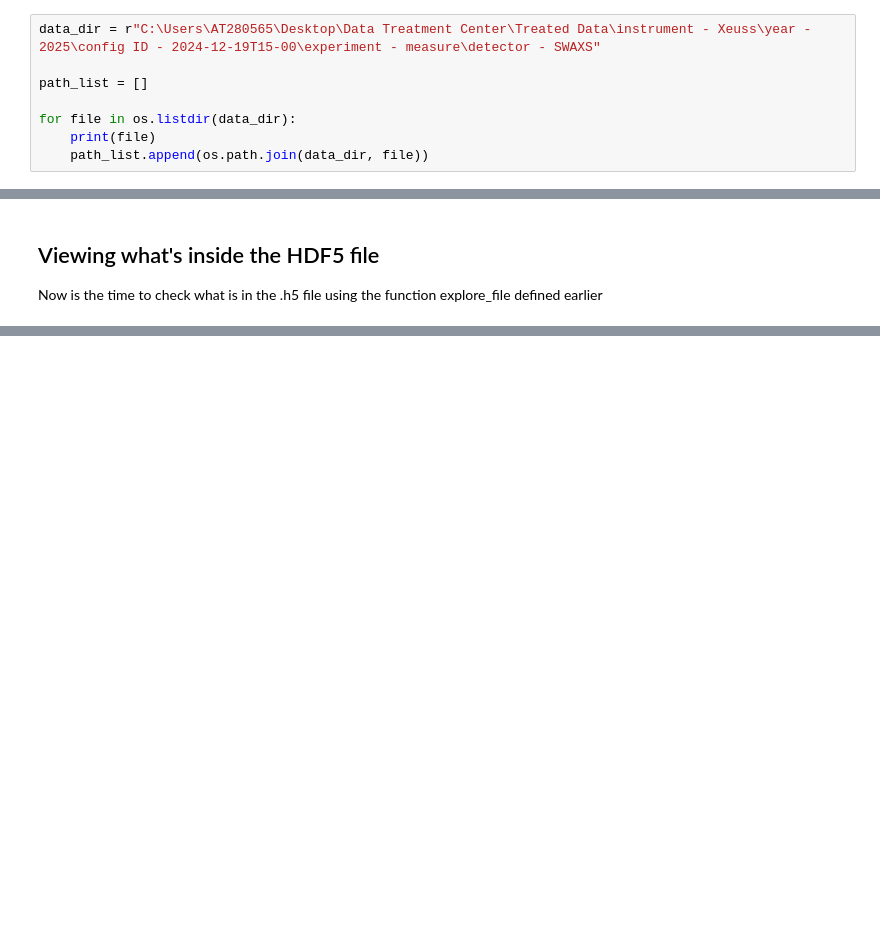
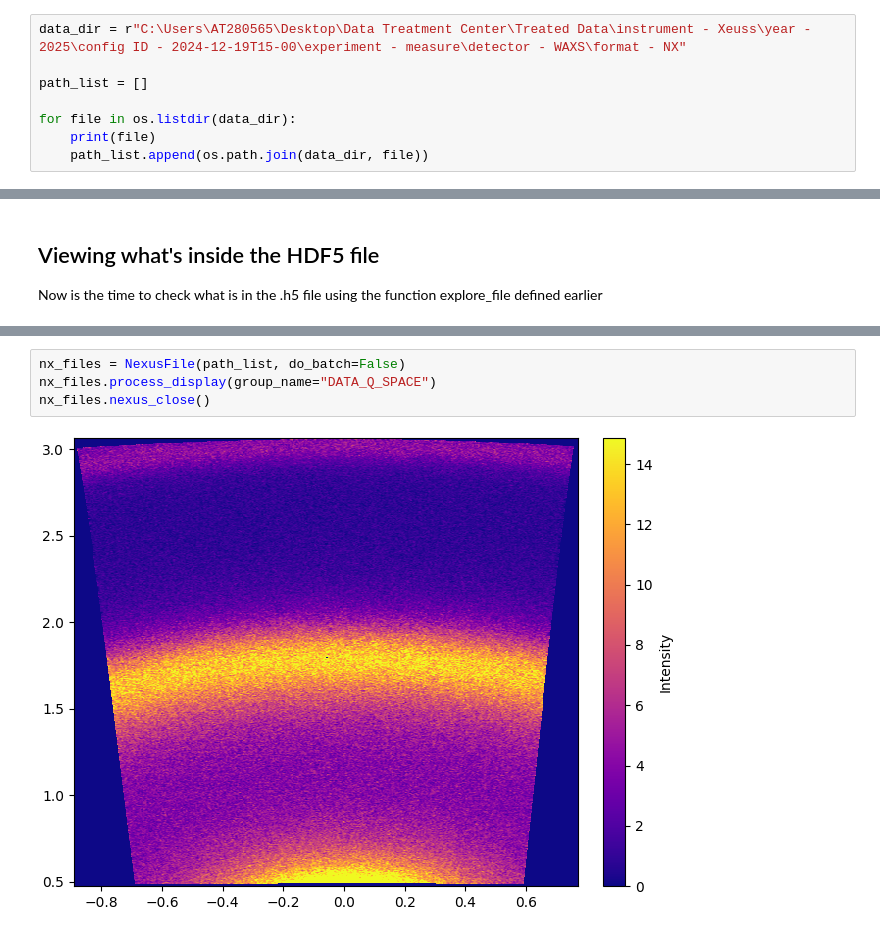
Before and after one commit to CEA-MetroCarac/SWAXSanalysis, a Jupyter notebook: saxs_nxformat/machine_configs/XEUSS/nexus_file_processing.ipynb, the cells around one changed output, grey strips where cells are left out. Drawn from its saved outputs; the diff is of its cells as text; blank space fills up the shorter version.

```diff
--- a/saxs_nxformat/machine_configs/XEUSS/nexus_file_processing.ipynb
+++ b/saxs_nxformat/machine_configs/XEUSS/nexus_file_processing.ipynb
@@ -105,7 +98,7 @@ def explore_file(group, explore_group=False, explore_dataset=False, level=0):
 
 Change the variable **data_dir** to the path of the directory containing your data. The data needs to have the HDF5 format with the NeXus standard to work properly.
 # %%
-data_dir = r"C:\Users\AT280565\Desktop\Data Treatment Center\Treated Data\instrument - Xeuss\year - 2025\config ID - 2024-12-19T15-00\experiment - measure\detector - SWAXS"
+data_dir = r"C:\Users\AT280565\Desktop\Data Treatment Center\Treated Data\instrument - Xeuss\year - 2025\config ID - 2024-12-19T15-00\experiment - measure\detector - WAXS\format - NX"
 
 path_list = []
 
@@ -1136,0 +177,6 @@ process_vertical_integration(path_list[0], display=True)
+# %%
+nx_files = NexusFile(path_list, do_batch=False)
+nx_files.process_display(group_name="DATA_Q_SPACE")
+nx_files.nexus_close()
+# %% [output]
+[figure, added]
```
Also changed, not shown: parts of 50 cells of this notebook, 1 other file.
